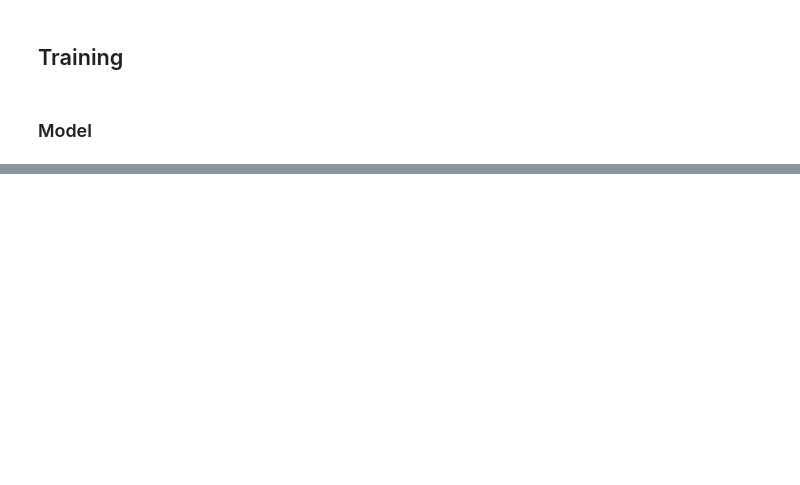
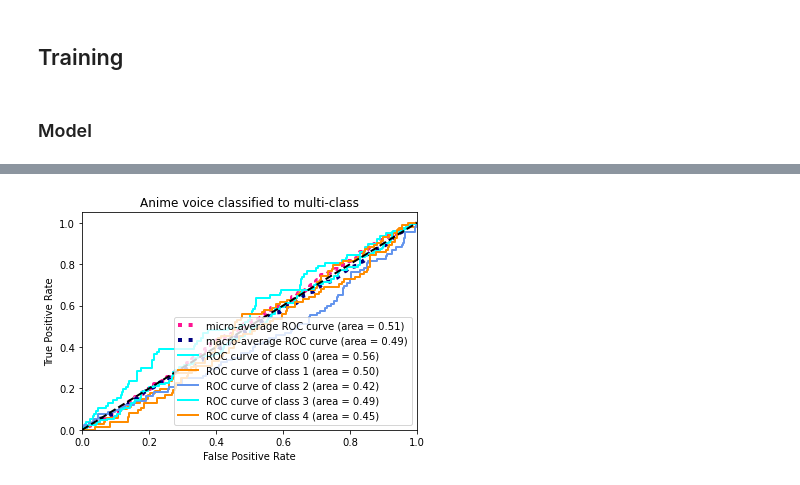
Before and after one commit to J-HowHuang/anime-voice, a Jupyter notebook: audio_feature.ipynb, the cells around one changed output, grey strips where cells are left out. Drawn from its saved outputs; the diff is of its cells as text; code cells hidden in the pictures; blank space fills up the shorter version.

```diff
--- a/audio_feature.ipynb
+++ b/audio_feature.ipynb
@@ -258,3 +262,9 @@ cnn_net = cnn_light(num_class=1)
+# %%
+def evaluation(outputs, labels):
+    outputs[outputs>=0.75] = 1 # 大於等於 0.5 為正面
+    outputs[outputs<0.75] = 0 # 小於 0.5 為負面
+    correct = torch.sum(torch.sum(torch.eq(outputs, labels),dim=1) == labels.shape[1]).item()
+    return correct
 # %%
 import torch.optim as optim
 
@@ -303,0 +431,3 @@ for i in range(epoch):
+# %%
+train_ds.X_feature = train_ds.X_feature.permute(0,2,1)
+test_ds.X_feature = test_ds.X_feature.permute(0,2,1)
@@ -303,0 +462,11 @@ for i in range(epoch):
+# %%
+model.eval()
+for i, (_,inputs, labels) in enumerate(test_loader):
+    inputs = inputs.to(device, dtype=torch.float)
+    labels = labels.to(device, dtype=torch.float)
+    output = model(inputs)
+    output = output.squeeze()
+    if i == 0:
+        outputs = output
+    else:
+        outputs = torch.cat([outputs,output],0)
@@ -303,0 +477,59 @@ for i in range(epoch):
+# %%
+import numpy as np
+from itertools import cycle
+from sklearn.metrics import roc_curve, auc
+y_test = test_ds.y.numpy()
+y_score = outputs.cpu().detach().numpy()
+lw = 2
+fpr = dict()
+tpr = dict()
+roc_auc = dict()
+for i in range(nlabels):
+    fpr[i], tpr[i], _ = roc_curve(y_test[:, i], y_score[:, i])
+    roc_auc[i] = auc(fpr[i], tpr[i])
+
+# Compute micro-average ROC curve and ROC area
+fpr["micro"], tpr["micro"], _ = roc_curve(y_test.ravel(), y_score.ravel())
+roc_auc["micro"] = auc(fpr["micro"], tpr["micro"])
+all_fpr = np.unique(np.concatenate([fpr[i] for i in range(nlabels)]))
+
+# Then interpolate all ROC curves at this points
+mean_tpr = np.zeros_like(all_fpr)
+for i in range(nlabels):
+    mean_tpr += np.interp(all_fpr, fpr[i], tpr[i])
+
+# Finally average it and compute AUC
+mean_tpr /= nlabels
+
+fpr["macro"] = all_fpr
+tpr["macro"] = mean_tpr
+roc_auc["macro"] = auc(fpr["macro"], tpr["macro"])
+
+# Plot all ROC curves
+plt.figure()
+plt.plot(fpr["micro"], tpr["micro"],
+         label='micro-average ROC curve (area = {0:0.2f})'
+               ''.format(roc_auc["micro"]),
+         color='deeppink', linestyle=':', linewidth=4)
+
+plt.plot(fpr["macro"], tpr["macro"],
+         label='macro-average ROC curve (area = {0:0.2f})'
+               ''.format(roc_auc["macro"]),
+         color='navy', linestyle=':', linewidth=4)
+
+colors = cycle(['aqua', 'darkorange', 'cornflowerblue'])
+for i, color in zip(range(nlabels), colors):
+    plt.plot(fpr[i], tpr[i], color=color, lw=lw,
+             label='ROC curve of class {0} (area = {1:0.2f})'
+             ''.format(i, roc_auc[i]))
+
+plt.plot([0, 1], [0, 1], 'k--', lw=lw)
+plt.xlim([0.0, 1.0])
+plt.ylim([0.0, 1.05])
+plt.xlabel('False Positive Rate')
+plt.ylabel('True Positive Rate')
+plt.title('Anime voice classified to multi-class')
+plt.legend(loc="lower right")
+plt.show()
+# %% [output]
+[figure, added]
```
Also changed, not shown: parts of 17 cells of this notebook, 1 other file.
